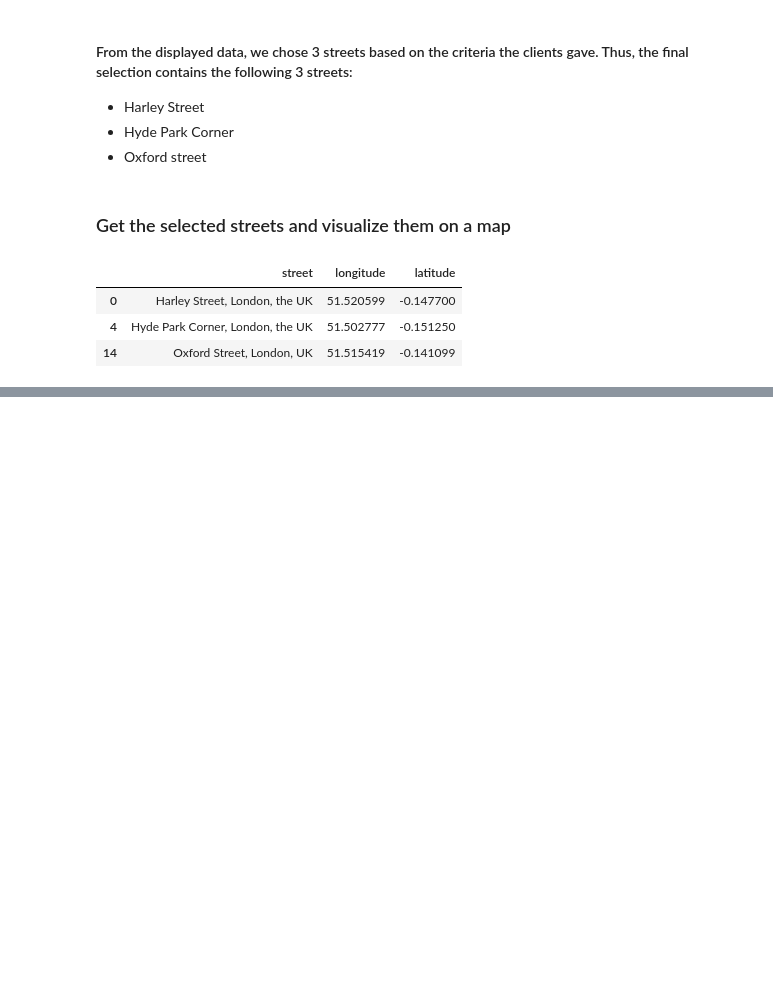
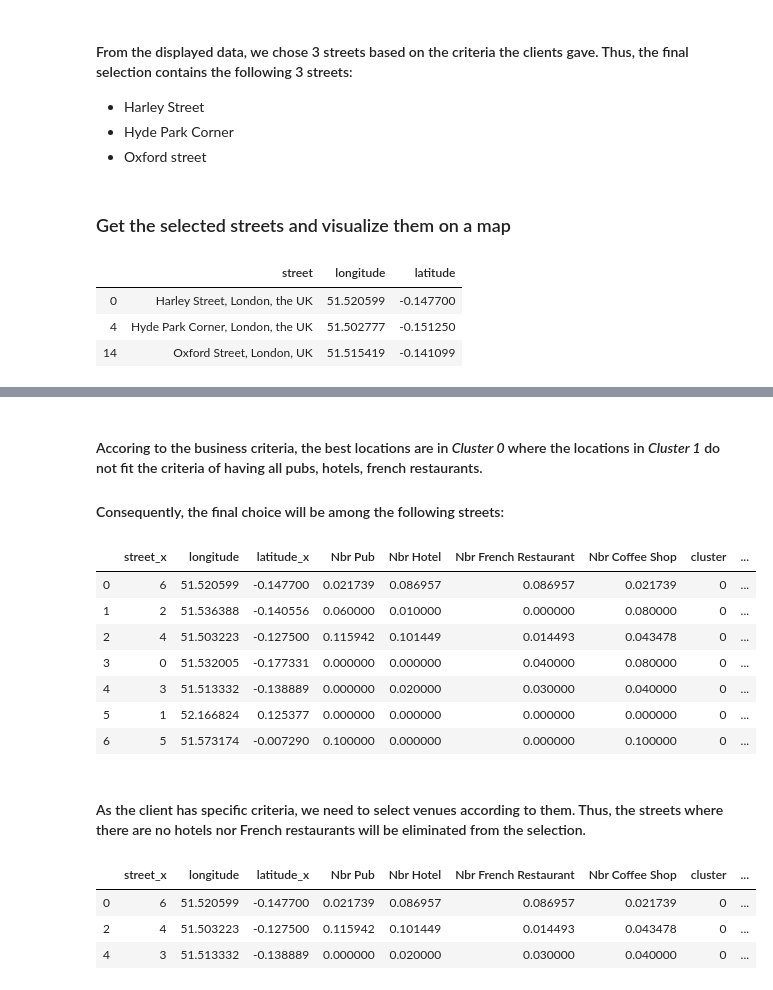
Before and after one commit to AmeniKacem/Coursera_Capstone, a Jupyter notebook: Capstone_Project_The_Battle_of_Neighborhoods(Week 2).ipynb, the cells around one changed output, grey strips where cells are left out. Saved outputs shown, nothing was run; the diff lists cells and outputs as text; code cells hidden in the pictures; blank space fills up the shorter version.

```diff
--- a/Capstone_Project_The_Battle_of_Neighborhoods(Week 2).ipynb
+++ b/Capstone_Project_The_Battle_of_Neighborhoods(Week 2).ipynb
@@ -395,0 +547,27 @@ map_selected_streets
+# %% [markdown]
+#### Accoring to the business criteria, the best locations are in _Cluster 0_ where the locations in _Cluster 1_ do not fit the criteria of having all pubs, hotels, french restaurants.
+#### Consequently, the final choice will be among the following streets:
+# %%
+df_results = df_gr[df_gr['cluster'] == 0]
+df_results = pd.merge(df_results, df, on="longitude")
+df_results
+# %% [output]
+|  | street_x | longitude | latitude_x | Nbr Pub | Nbr Hotel | Nbr French Restaurant | Nbr Coffee Shop | cluster | ... |
+| 0 | 6 | 51.520599 | -0.147700 | 0.021739 | 0.086957 | 0.086957 | 0.021739 | 0 | ... |
+| 1 | 2 | 51.536388 | -0.140556 | 0.060000 | 0.010000 | 0.000000 | 0.080000 | 0 | ... |
+| 2 | 4 | 51.503223 | -0.127500 | 0.115942 | 0.101449 | 0.014493 | 0.043478 | 0 | ... |
+| 3 | 0 | 51.532005 | -0.177331 | 0.000000 | 0.000000 | 0.040000 | 0.080000 | 0 | ... |
+| 4 | 3 | 51.513332 | -0.138889 | 0.000000 | 0.020000 | 0.030000 | 0.040000 | 0 | ... |
+| 5 | 1 | 52.166824 | 0.125377 | 0.000000 | 0.000000 | 0.000000 | 0.000000 | 0 | ... |
+| 6 | 5 | 51.573174 | -0.007290 | 0.100000 | 0.000000 | 0.000000 | 0.100000 | 0 | ... |
+# %% [markdown]
+#### As the client has specific criteria, we need to select venues according to them. Thus, the streets where there are no hotels nor French restaurants will be eliminated from the selection.
+# %%
+df_results = df_results[df_results['Nbr French Restaurant'] != 0]
+df_results = df_results[df_results['Nbr Hotel'] != 0]
+df_results
+# %% [output]
+|  | street_x | longitude | latitude_x | Nbr Pub | Nbr Hotel | Nbr French Restaurant | Nbr Coffee Shop | cluster | ... |
+| 0 | 6 | 51.520599 | -0.147700 | 0.021739 | 0.086957 | 0.086957 | 0.021739 | 0 | ... |
+| 2 | 4 | 51.503223 | -0.127500 | 0.115942 | 0.101449 | 0.014493 | 0.043478 | 0 | ... |
+| 4 | 3 | 51.513332 | -0.138889 | 0.000000 | 0.020000 | 0.030000 | 0.040000 | 0 | ... |
```
Also changed, not shown: parts of 29 cells of this notebook, 7 other files.
